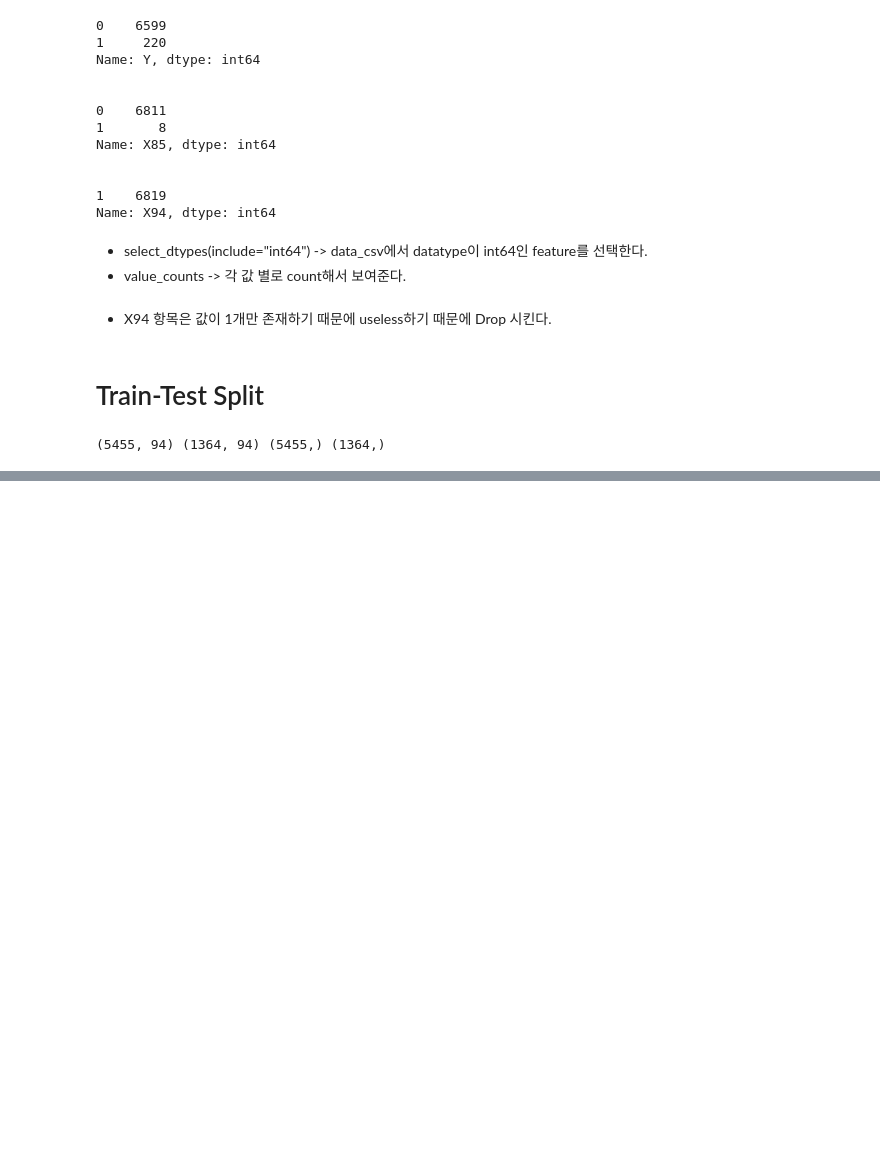
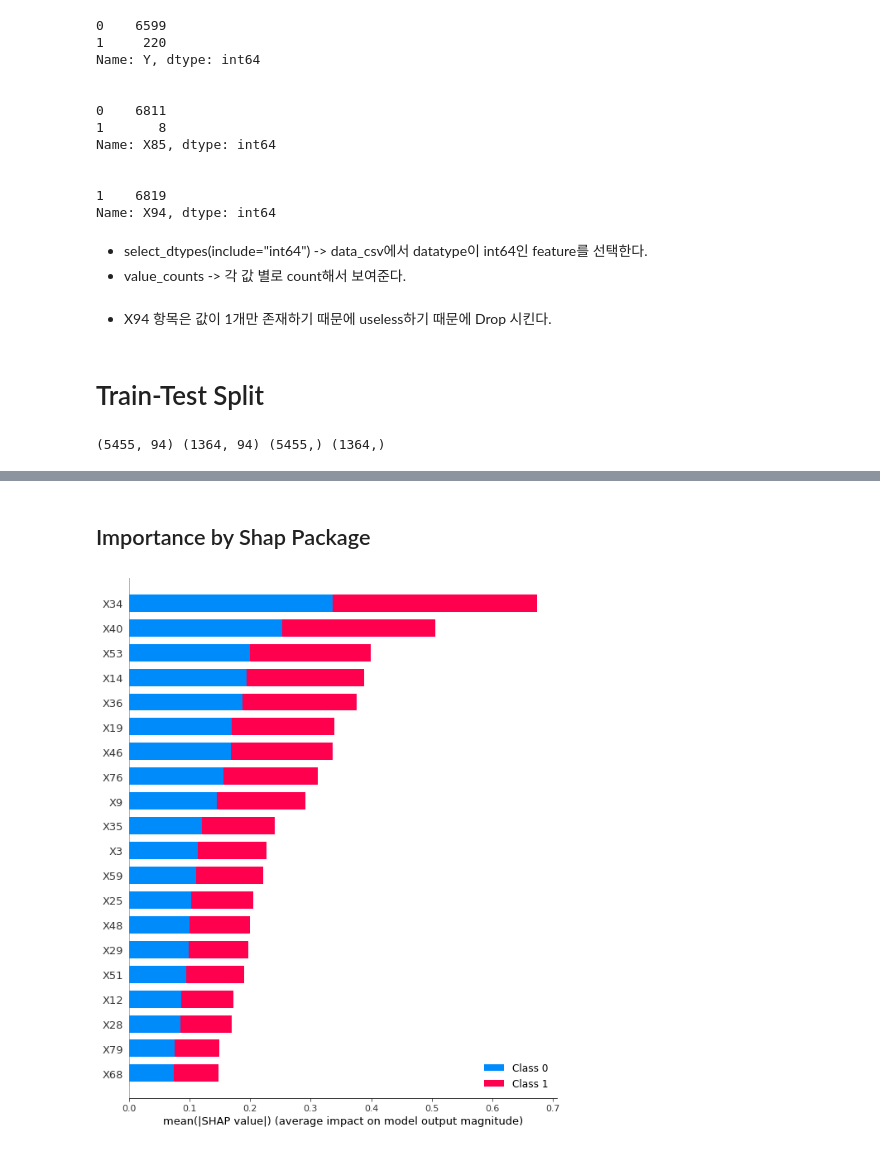
Before and after one commit to Hakgyun-Hong/MachineLearning, a Jupyter notebook: BankruptcyClassifier.ipynb, the cells around one changed output, grey strips where cells are left out. Drawn from its saved outputs; the diff is of its cells as text; code cells hidden in the pictures; blank space fills up the shorter version.

```diff
--- a/BankruptcyClassifier.ipynb
+++ b/BankruptcyClassifier.ipynb
@@ -184,0 +480,7 @@ gs_lr = GridSearchCV(LogisticRegression(),param_grid=param_grid,cv=cv, scoring=s
+# %% [markdown]
+## Importance by Shap Package
+# %%
+shap_values = shap.TreeExplainer(lgbm_best).shap_values(X_test)
+shap.summary_plot(shap_values, X_test)
+# %% [output]
+[figure, added]
```
Also changed, not shown: parts of 40 cells of this notebook.
